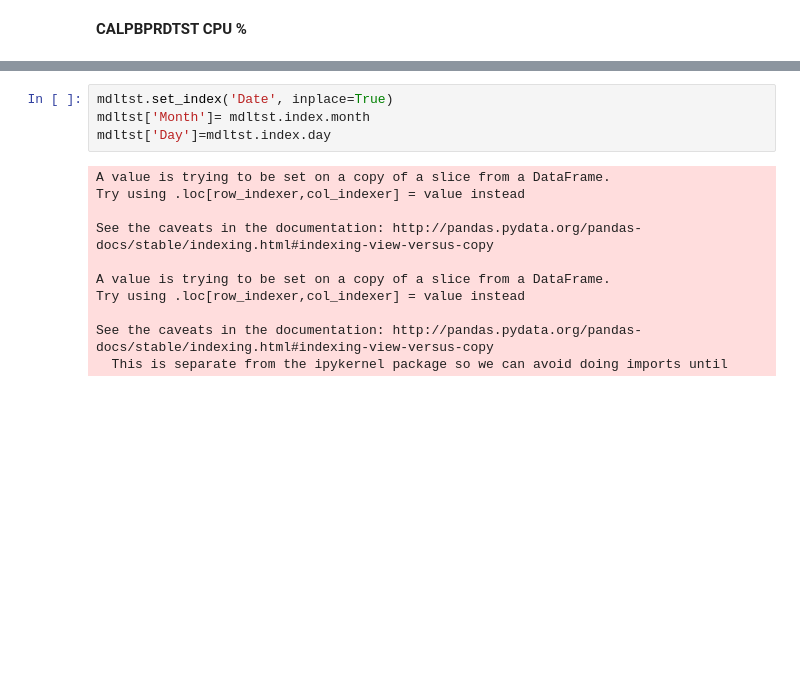
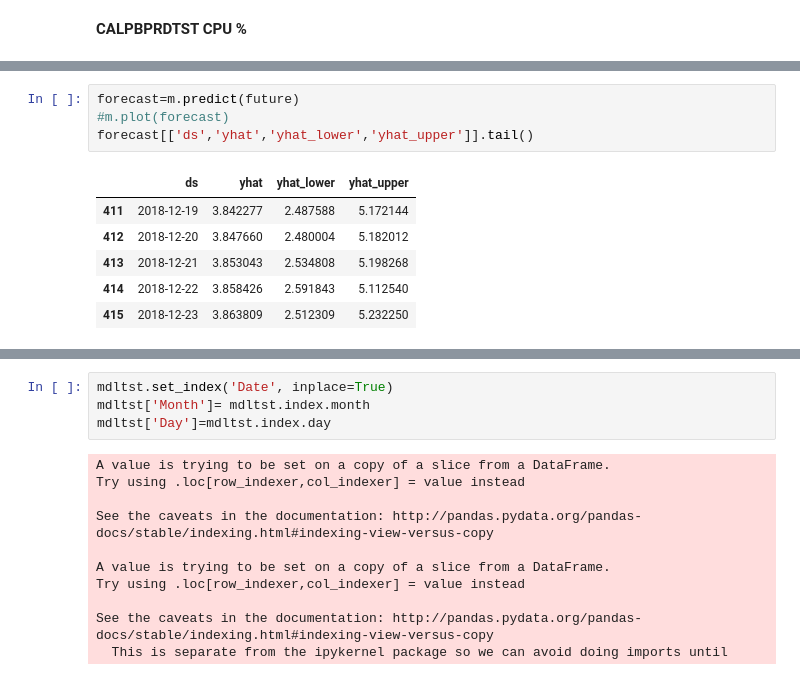
Before and after one commit to datatcy/Frank, a Jupyter notebook: projects/final-project/03-exploratory-analysis/DSPMdTSTCPU-Copy1.ipynb, the cells around one changed output, grey strips where cells are left out. Drawn from its saved outputs; the diff is of its cells as text; blank space fills up the shorter version.

```diff
--- a/projects/final-project/03-exploratory-analysis/DSPMdTSTCPU-Copy1.ipynb
+++ b/projects/final-project/03-exploratory-analysis/DSPMdTSTCPU-Copy1.ipynb
@@ -52,0 +61,11 @@ AttributeError: 'NoneType' object has no attribute 'max'
+# %%
+forecast=m.predict(future)
+#m.plot(forecast)
+forecast[['ds','yhat','yhat_lower','yhat_upper']].tail()
+# %% [output]
+|  | ds | yhat | yhat_lower | yhat_upper |
+| 411 | 2018-12-19 | 3.842277 | 2.487588 | 5.172144 |
+| 412 | 2018-12-20 | 3.847660 | 2.480004 | 5.182012 |
+| 413 | 2018-12-21 | 3.853043 | 2.534808 | 5.198268 |
+| 414 | 2018-12-22 | 3.858426 | 2.591843 | 5.112540 |
+| 415 | 2018-12-23 | 3.863809 | 2.512309 | 5.232250 |
```
Also changed, not shown: parts of 7 cells of this notebook.
